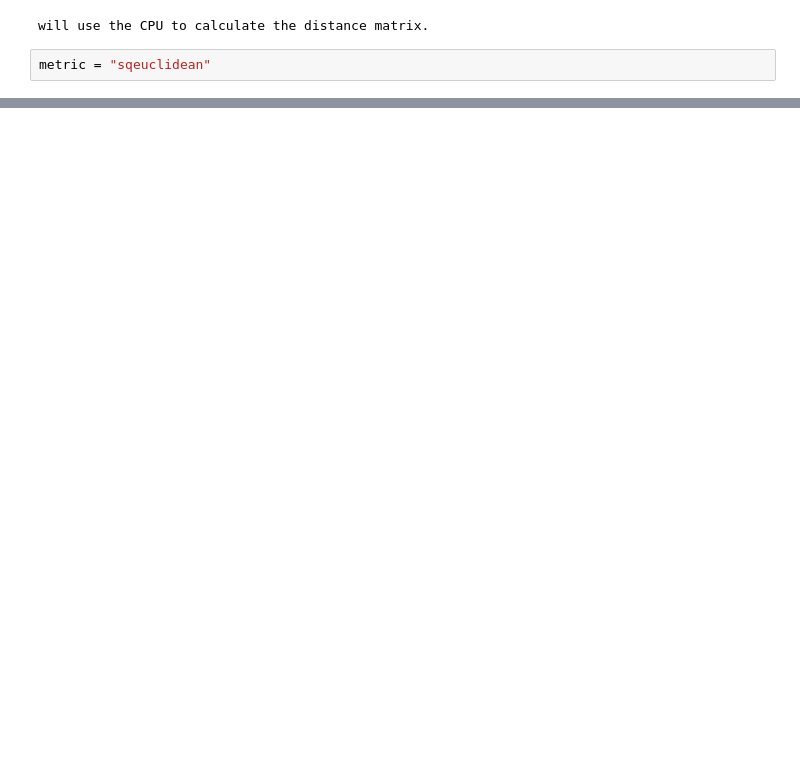
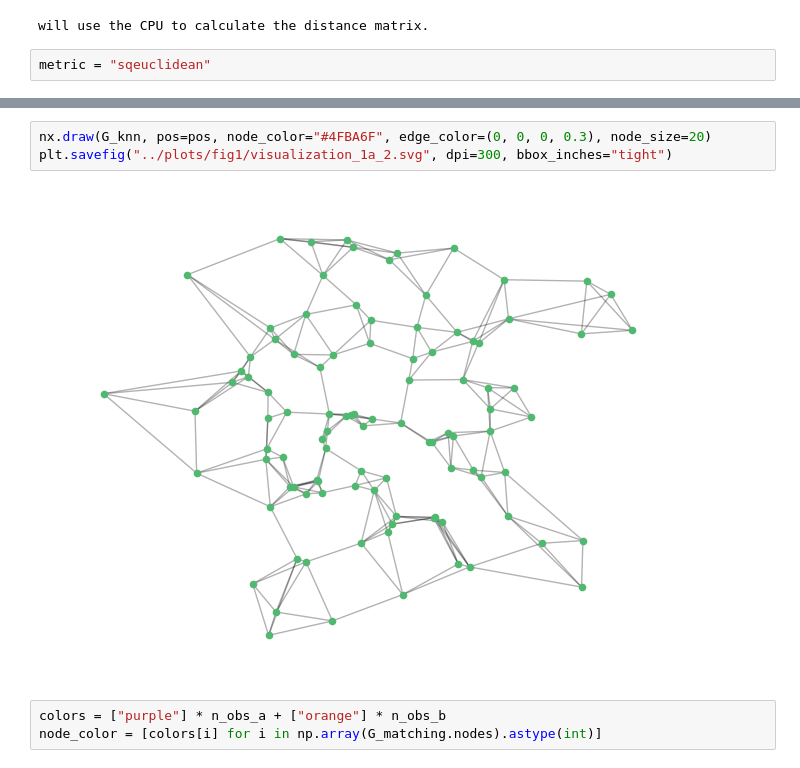
Before and after one commit to bionetslab/scXMatch_paper, a Jupyter notebook: notebooks/fig1.ipynb, the cells around one changed output, grey strips where cells are left out. Saved outputs shown, nothing was run; the diff lists cells and outputs as text; blank space fills up the shorter version.

```diff
--- a/notebooks/fig1.ipynb
+++ b/notebooks/fig1.ipynb
@@ -117 +67,9 @@ counting cross matches.
+# %%
+nx.draw(G_knn, pos=pos, node_color="#4FBA6F", edge_color=(0, 0, 0, 0.3), node_size=20)
+plt.savefig("../plots/fig1/visualization_1a_2.svg", dpi=300, bbox_inches="tight")
+# %% [output]
+[figure, added]
+# %%
+colors = ["purple"] * n_obs_a + ["orange"] * n_obs_b
+node_color = [colors[i] for i in np.array(G_matching.nodes).astype(int)]
 # %%
```
Also changed, not shown: parts of 18 cells of this notebook, 4 other files.
